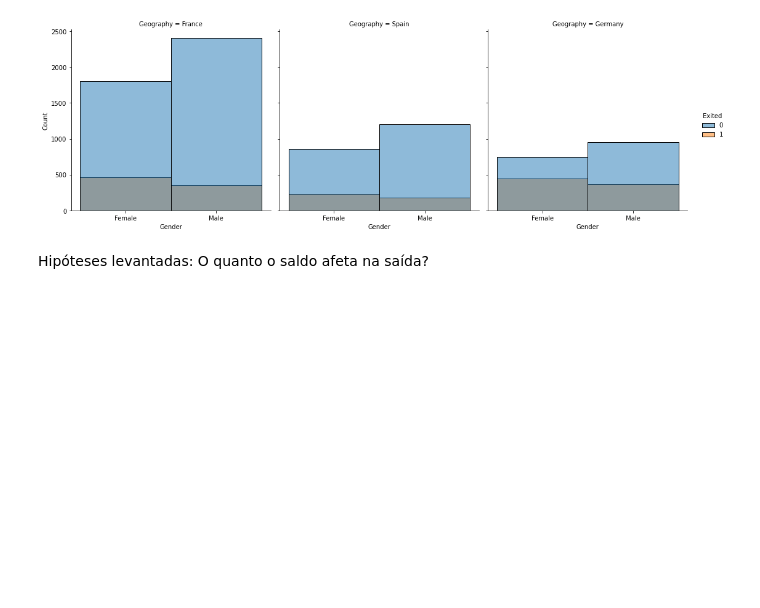
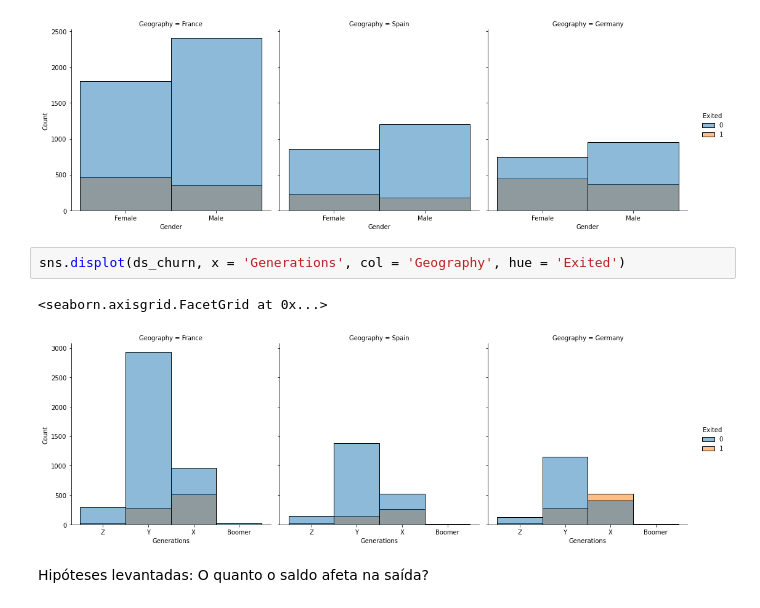
Before and after one commit to Makekie/ADA_lets_code, a Jupyter notebook: Analise_exploratoria_de_dados/Análise Exploratória de Dados (AED).ipynb, the cells around one changed output. Drawn from its saved outputs; the diff is of its cells as text; blank space fills up the shorter version.

```diff
--- a/Analise_exploratoria_de_dados/Análise Exploratória de Dados (AED).ipynb
+++ b/Analise_exploratoria_de_dados/Análise Exploratória de Dados (AED).ipynb
@@ -366,6 +398,11 @@ sns.displot(ds_churn, x = 'Gender', col = 'Geography', hue = 'Exited')
 # %% [output]
 <seaborn.axisgrid.FacetGrid at 0x...>
 [figure]
+# %%
+sns.displot(ds_churn, x = 'Generations', col = 'Geography', hue = 'Exited')
+# %% [output]
+<seaborn.axisgrid.FacetGrid at 0x...>
+[figure, added]
 # %% [markdown]
 Hipóteses levantadas:
 O quanto o saldo afeta na saída?
```
Also changed, not shown: parts of 16 cells of this notebook, 2 other files.
